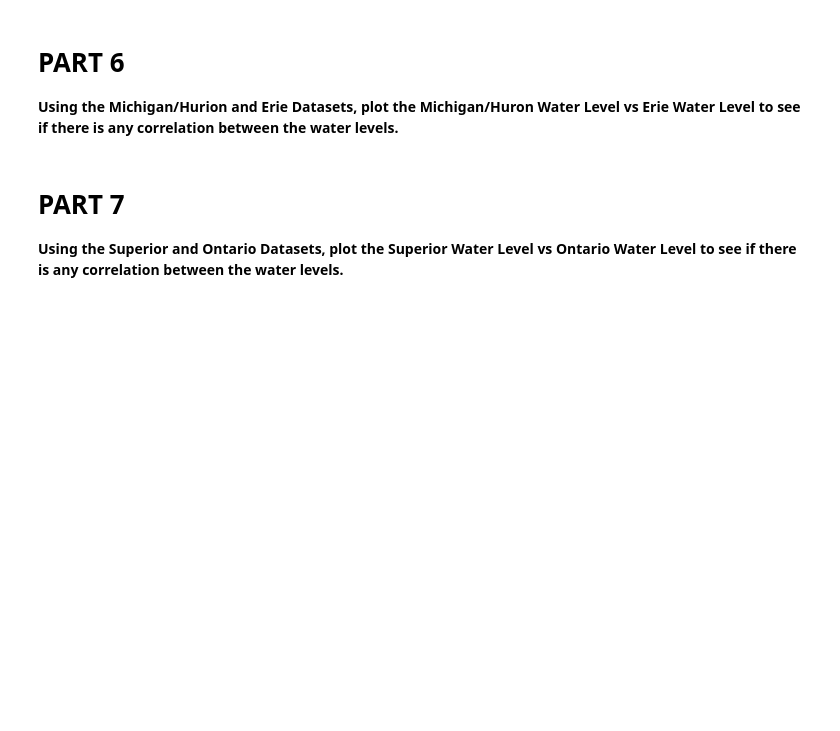
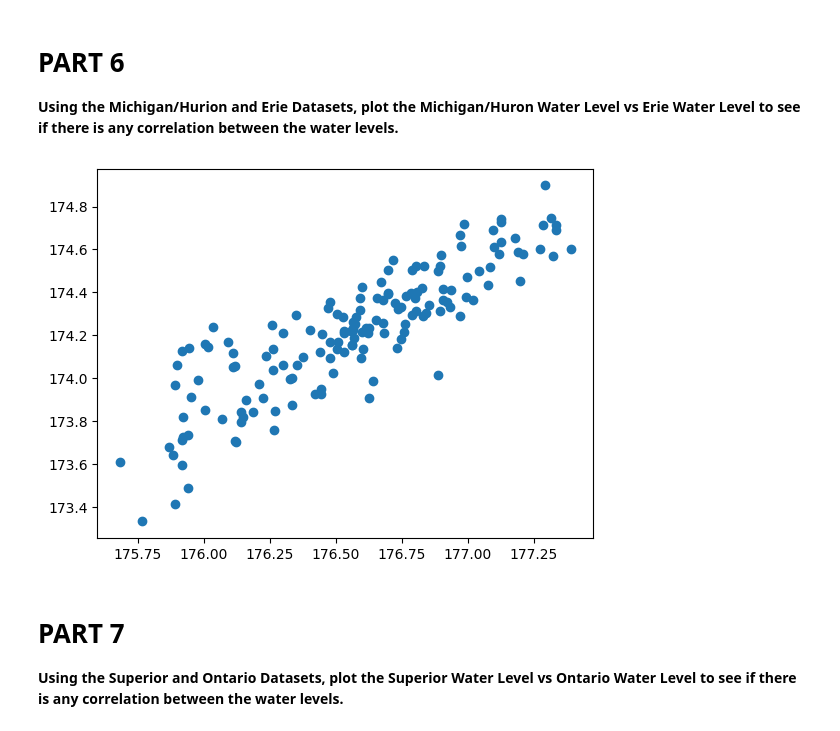
Before and after one commit to Steph-Cue/CMSE202_Git_Started, a Jupyter notebook: Great_Lakes_and_Grand_River.ipynb, the cells around one changed output. Saved outputs shown, nothing was run; the diff lists cells and outputs as text; code cells hidden in the pictures; blank space fills up the shorter version.

```diff
--- a/Great_Lakes_and_Grand_River.ipynb
+++ b/Great_Lakes_and_Grand_River.ipynb
@@ -63,3 +70,12 @@ This notebook **might look very familiar!** It is based off a CMSE 201 assignmen
+# %%
+# Insert Code Here
+Mich = pd.read_csv("data/mhu.csv")
+Erie = pd.read_csv("data/eri.csv")
+plt.scatter(Mich["AnnAvg"], Erie["Unnamed: 1"])
+plt.show()
+#There is correlation.
+# %% [output]
+[figure, added]
 # %% [markdown]
 # PART 7
 
```
Also changed, not shown: parts of 4 cells of this notebook.
